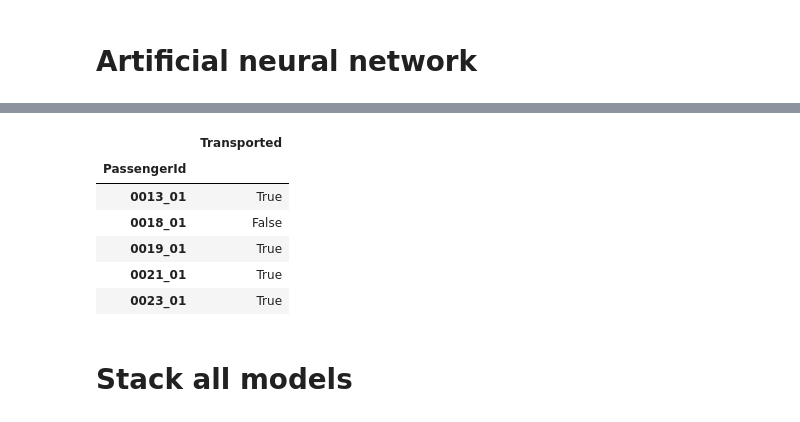
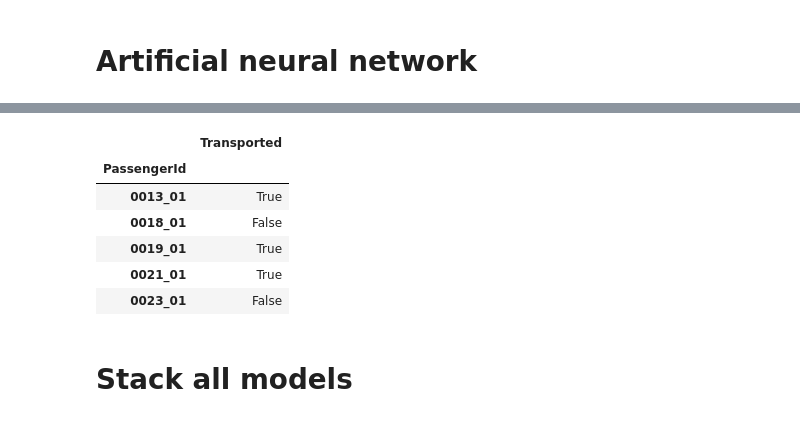
Before and after one commit to mhadjiantonis/SpaceshipTitanic, a Jupyter notebook: spaceship-titanic.ipynb, the cells around one changed output, grey strips where cells are left out. Saved outputs shown, nothing was run; the diff lists cells and outputs as text; code cells hidden in the pictures.

```diff
--- a/spaceship-titanic.ipynb
+++ b/spaceship-titanic.ipynb
@@ -428,3 +449,6 @@ ax.set_yticklabels(['False', 'True'])
 # %% [output]
 [Text(0, 0.5, 'False'), Text(0, 1.5, 'True')]
 [figure]
+# %%
+best_model = gridLogReg.best_estimator_
+best_model.fit(X, y)
@@ -539,3 +581,6 @@ ax.set_yticklabels(['False', 'True'])
 # %% [output]
 [Text(0, 0.5, 'False'), Text(0, 1.5, 'True')]
 [figure]
+# %%
+best_model = gridXGB.best_estimator_
+best_model.fit(X, y.astype(int))
@@ -649,3 +712,6 @@ ax.set_yticklabels(['False', 'True'])
 # %% [output]
 [Text(0, 0.5, 'False'), Text(0, 1.5, 'True')]
 [figure]
+# %%
+best_model = gridKNN.best_estimator_
+best_model.fit(X, y)
@@ -872,0 +971,3 @@ ax.set_yticklabels(['False', 'True'])
+# %%
+best_model = gridDNN.best_estimator_
+best_model.fit(X, y)
@@ -873,16 +992,16 @@ ax.set_yticklabels(['False', 'True'])
 # %%
 predictions_df = pd.DataFrame({
-    'Transported': gridDNN.predict(sub_df).T[0]
+    'Transported': best_model.predict(sub_df).T[0]
 }, index=sub_df.index)
 predictions_df.head()
 # %% [output]
 |  | Transported |
 | PassengerId |  |
 | 0013_01 | True |
 | 0018_01 | False |
 | 0019_01 | True |
 | 0021_01 | True |
-| 0023_01 | True |
+| 0023_01 | False |
 # %%
 predictions_df.to_csv('./predictionsDNN.csv')
 # %% [markdown]
```
Also changed, not shown: parts of 21 cells of this notebook.
